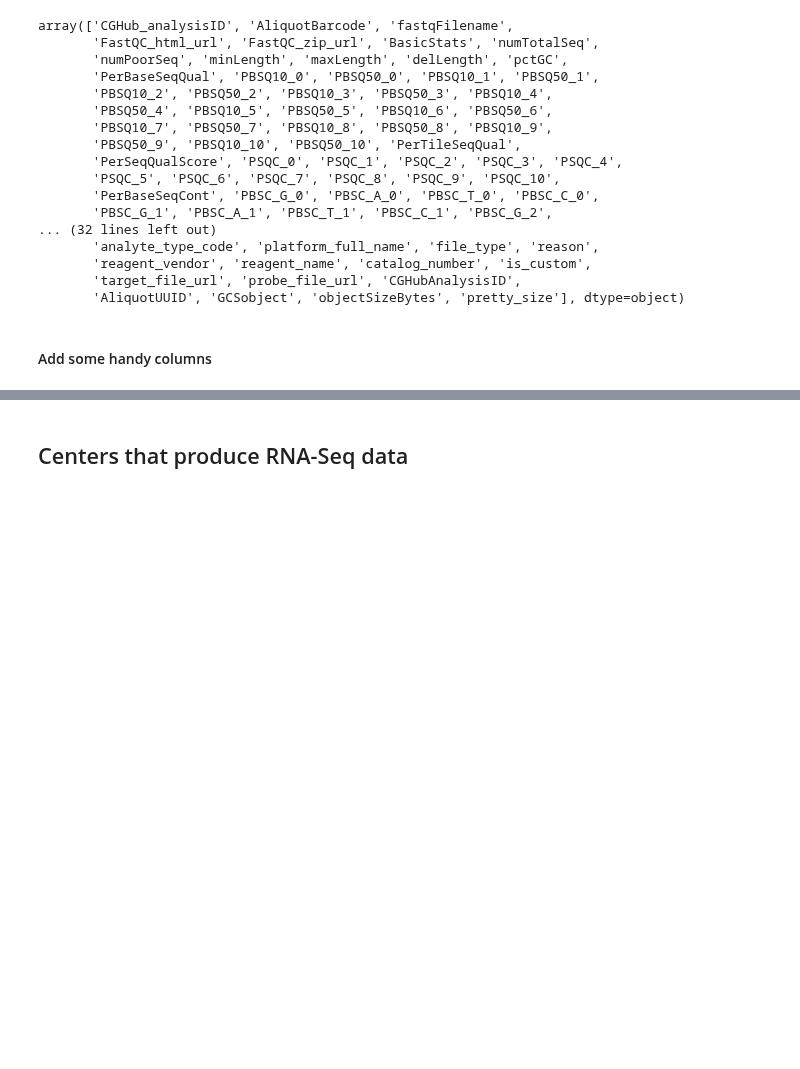
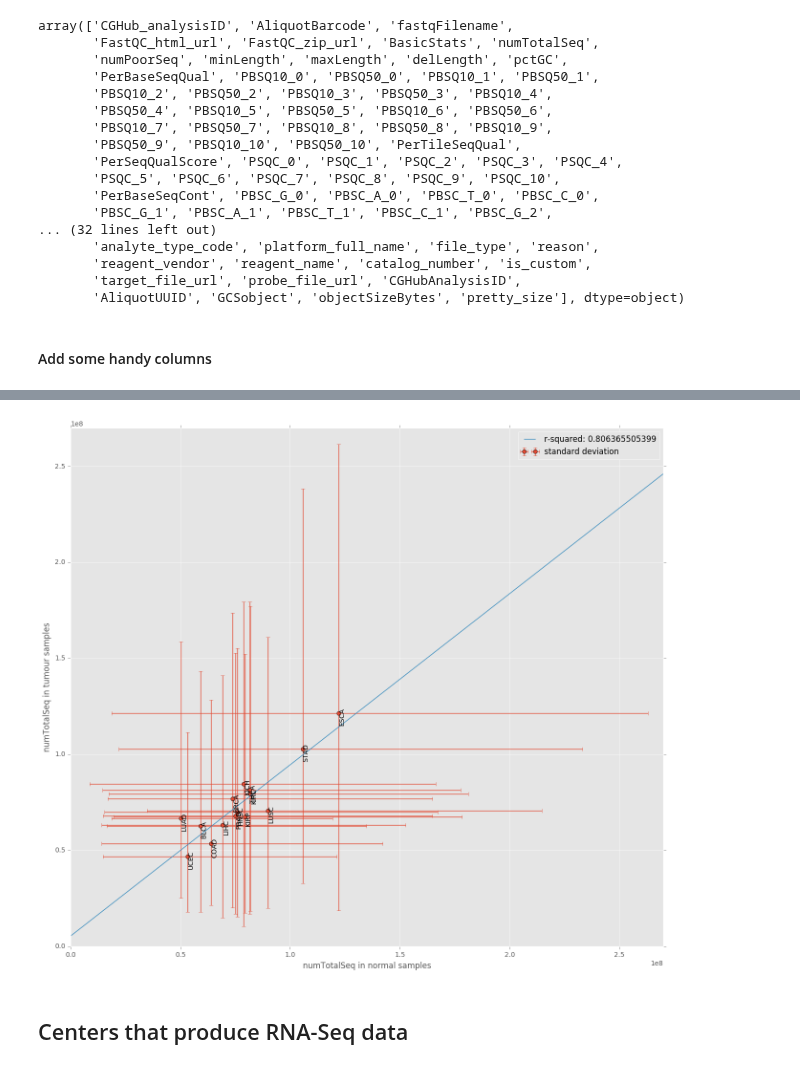
Before and after one commit to bcgsc/tasrkleat-TCGA-analysis-scripts, a Jupyter notebook: notebooks/TCGA-RNA-Seq-FASTA-read-length-analysis.ipynb, the cells around one changed output, grey strips where cells are left out. Drawn from its saved outputs; the diff is of its cells as text; code cells hidden in the pictures; blank space fills up the shorter version.

```diff
--- a/notebooks/TCGA-RNA-Seq-FASTA-read-length-analysis.ipynb
+++ b/notebooks/TCGA-RNA-Seq-FASTA-read-length-analysis.ipynb
@@ -110,0 +135,2 @@ ndf.drop(cols_to_drop, axis=1, inplace=True)
+# %%
+grped = ndf[ndf.disease.isin(diseases_with_normal)].groupby(['disease', 'sstype'])
@@ -110,0 +157,2 @@ ndf.drop(cols_to_drop, axis=1, inplace=True)
+# %%
+ms_df = grped.apply(lambda g: pd.Series([g.numTotalSeq.mean(), g.numTotalSeq.std()], index=['mean', 'std'])).reset_index().pivot(index='disease', columns='sstype').T[diseases_with_normal]
@@ -111,3 +168,31 @@ ndf.drop(cols_to_drop, axis=1, inplace=True)
+# %%
+mean = ms_df.loc['mean'].T
+std = ms_df.loc['std'].T
+lrg = stats.linregress(mean.normal.values, mean.tumour.values)
+# %%
+fig = plt.figure(figsize=(16, 14))
+ax = fig.add_subplot(111)
+# ax = ms_df.loc['mean'].T.plot.scatter(x='normal', y='tumour')
+ax = plt.axes()
+ax.errorbar(mean['normal'].values, mean['tumour'].values, fmt='o', label='standard deviation',
+            xerr=[mean.normal.values - std.normal.values, mean.normal.values + std.normal.values],
+            yerr=[mean.tumour.values - std.tumour.values, mean.tumour.values + std.tumour.values])
+ax.set_xlabel('numTotalSeq in normal samples')
+ax.set_ylabel('numTotalSeq in tumour samples')
+
+xs = np.array([0, 3e8])
+ax.plot(xs, xs * lrg.slope + lrg.intercept, label='r-squared: {0}'.format(lrg.rvalue**2))
+
+ax.legend()
+ax.set_xlim(0, 2.7e8)
+ax.set_ylim(0, 2.7e8)
+
+for idx, row in mean.iterrows():
+    ax.text(row.normal, row.tumour, idx, rotation=90)
+
+plt.savefig('/projects/btl/zxue/tasrkleat-TCGA-results/figs/verified-normal-tumour-samples-have-similar-sequencing-depth-line.png', dpi=100)
+# %% [output]
+[figure, added]
 # %% [markdown]
 ## Centers that produce RNA-Seq data
 # %%
```
Also changed, not shown: parts of 49 cells of this notebook.
